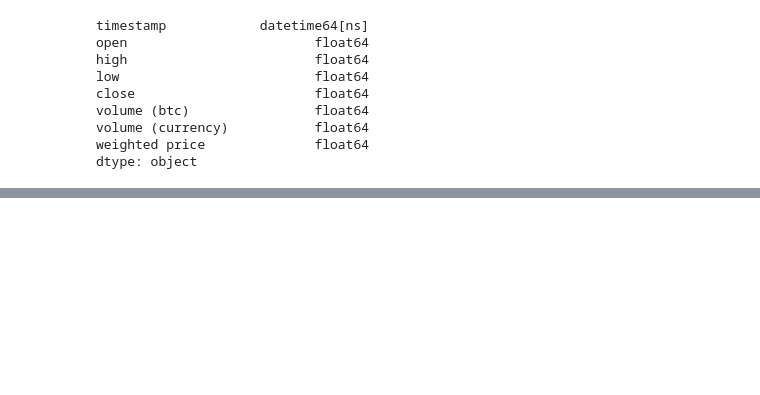
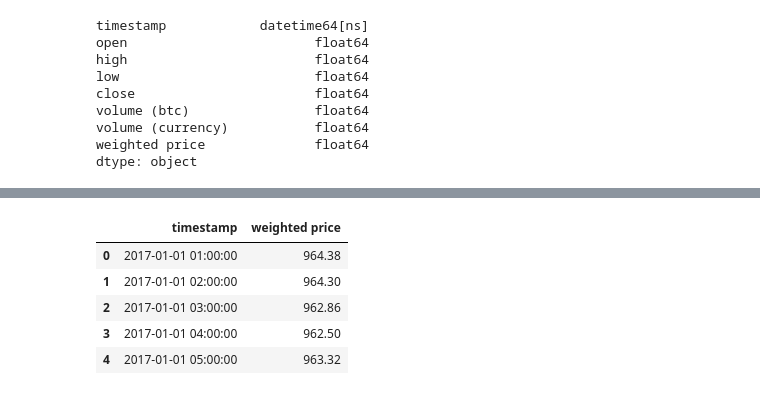
Before and after one commit to MohammadBakir/Bitcoin-Price-Prediction, a Jupyter notebook: crypto_currency_and_market_value_history/Cryptocurrency Data EDA.ipynb, the cells around one changed output, grey strips where cells are left out. Cells and saved outputs as stored; diff of their text form; code cells hidden in the pictures; blank space fills up the shorter version.

```diff
--- a/crypto_currency_and_market_value_history/Cryptocurrency Data EDA.ipynb
+++ b/crypto_currency_and_market_value_history/Cryptocurrency Data EDA.ipynb
@@ -56,0 +78,13 @@ with open('./data/bitcoin_4_year_hourly_history_df.pickle', 'wb') as file:
+# %%
+#Sort Dataframe By Date
+bitcoin_price_df_last_2_5_years.sort_values('timestamp', inplace=True)
+
+#Reset Dataframe Row Index
+bitcoin_price_df_last_2_5_years = bitcoin_price_df_last_2_5_years.reset_index(drop=True)
+# %% [output]
+|  | timestamp | weighted price |
+| 0 | 2017-01-01 01:00:00 | 964.38 |
+| 1 | 2017-01-01 02:00:00 | 964.30 |
+| 2 | 2017-01-01 03:00:00 | 962.86 |
+| 3 | 2017-01-01 04:00:00 | 962.50 |
+| 4 | 2017-01-01 05:00:00 | 963.32 |
```
Also changed, not shown: parts of 12 cells of this notebook, 1 other file.
